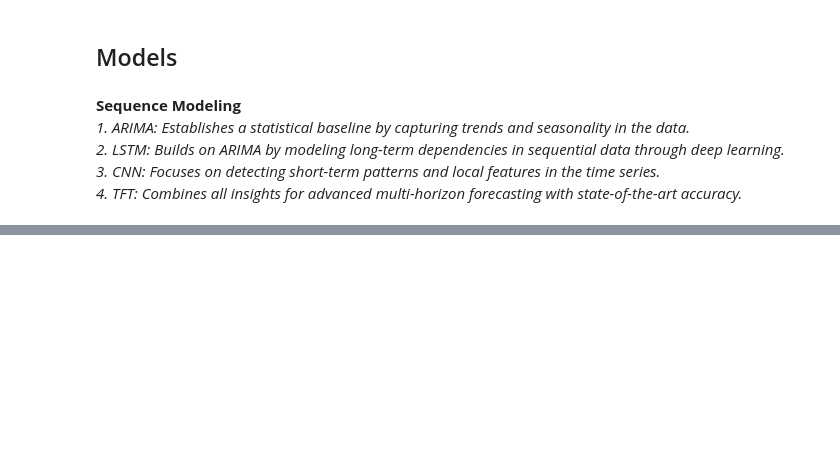
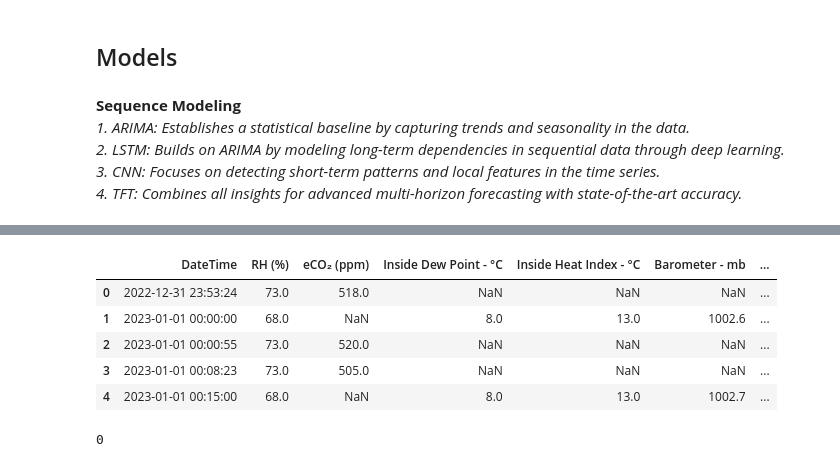
Before and after one commit to oxayavongsa/aai-530-iot, a Jupyter notebook: EDA2.ipynb, the cells around one changed output, grey strips where cells are left out. Drawn from its saved outputs; the diff is of its cells as text; code cells hidden in the pictures; blank space fills up the shorter version.

Commit message:
Combined Datasets & feature engineering
Combined the datasets and did feature engineering. Next step is to do EDA on the final dataset for trends and go from there

```diff
--- a/EDA2.ipynb
+++ b/EDA2.ipynb
@@ -992,0 +1027,6 @@ cleaned_df3
+# %%
+# Change all values in the "Sensor" column to "EcoLab Ground"
+df2_clean["Sensor"] = "EcoLab Ground"
+
+# Confirm the update
+print(df2_clean["Sensor"].unique())  # Verify that all values are now "EcoLab Ground"
@@ -992,0 +1074,37 @@ cleaned_df3
+# %%
+invisible = df2_clean.copy()
+weatherlink = df_wLink_cleaned.copy()
+# %%
+# Step 2: Rename 'Date & Time' in weatherlink to match 'DateTime' in invisible
+weatherlink.rename(columns={"Date & Time": "DateTime"}, inplace=True)
+
+# Step 3: Check for duplicate timestamps in both datasets
+duplicates_invisible = invisible[invisible.duplicated(subset="DateTime", keep=False)]
+duplicates_weatherlink = weatherlink[weatherlink.duplicated(subset="DateTime", keep=False)]
+
+print(f"Duplicates in invisible: {len(duplicates_invisible)}")
+print(f"Duplicates in weatherlink: {len(duplicates_weatherlink)}")
+
+# Step 4: Remove duplicate timestamps while keeping the first occurrence
+invisible = invisible.drop_duplicates(subset="DateTime", keep="first")
+weatherlink = weatherlink.drop_duplicates(subset="DateTime", keep="first")
+
+# Step 5: Merge on 'DateTime', keeping all timestamps (outer join)
+df_combined = pd.merge(invisible, weatherlink, on="DateTime", how="outer", suffixes=("_invisible", "_weatherlink"))
+
+# Step 6: Handle "Inside Temp - °C" and "RH (%)" Columns
+# If both exist, take the average; otherwise, keep the available value
+df_combined["Inside Temp - °C"] = df_combined[["Inside Temp - °C_invisible", "Inside Temp - °C_weatherlink"]].mean(axis=1)
+df_combined["RH (%)"] = df_combined[["RH (%)", "Inside Hum - %"]].mean(axis=1)
+
+# Step 7: Keep only one "Sensor" column
+df_combined["Sensor"] = df_combined["Sensor_invisible"].fillna(df_combined["Sensor_weatherlink"])
+
+# Step 8: Drop the old column names after merging
+df_combined.drop(columns=[
+    "Inside Temp - °C_invisible", "Inside Temp - °C_weatherlink",
+    "Inside Hum - %", "Sensor_invisible", "Sensor_weatherlink"
+], inplace=True)
+
+# Step 9: Confirm the merge structure
+print(df_combined.info())  # Check structure
@@ -992,0 +1130,19 @@ cleaned_df3
+# %%
+df_combined.head()
+# %% [output]
+|  | DateTime | RH (%) | eCO₂ (ppm) | Inside Dew Point - °C | Inside Heat Index - °C | Barometer - mb | ... |
+| 0 | 2022-12-31 23:53:24 | 73.0 | 518.0 | NaN | NaN | NaN | ... |
+| 1 | 2023-01-01 00:00:00 | 68.0 | NaN | 8.0 | 13.0 | 1002.6 | ... |
+| 2 | 2023-01-01 00:00:55 | 73.0 | 520.0 | NaN | NaN | NaN | ... |
+| 3 | 2023-01-01 00:08:23 | 73.0 | 505.0 | NaN | NaN | NaN | ... |
+| 4 | 2023-01-01 00:15:00 | 68.0 | NaN | 8.0 | 13.0 | 1002.7 | ... |
+# %%
+# Fill missing Dew Point values using the formula
+df_combined["Inside Dew Point - °C"] = df_combined["Inside Dew Point - °C"].fillna(
+    df_combined["Inside Temp - °C"] - ((100 - df_combined["RH (%)"]) / 5)
+)
+
+# Confirm the changes
+print(df_combined["Inside Dew Point - °C"].isna().sum())  # Count remaining NaN values
+# %% [output]
+0
```
Also changed, not shown: parts of 27 cells of this notebook, 2 other files.
